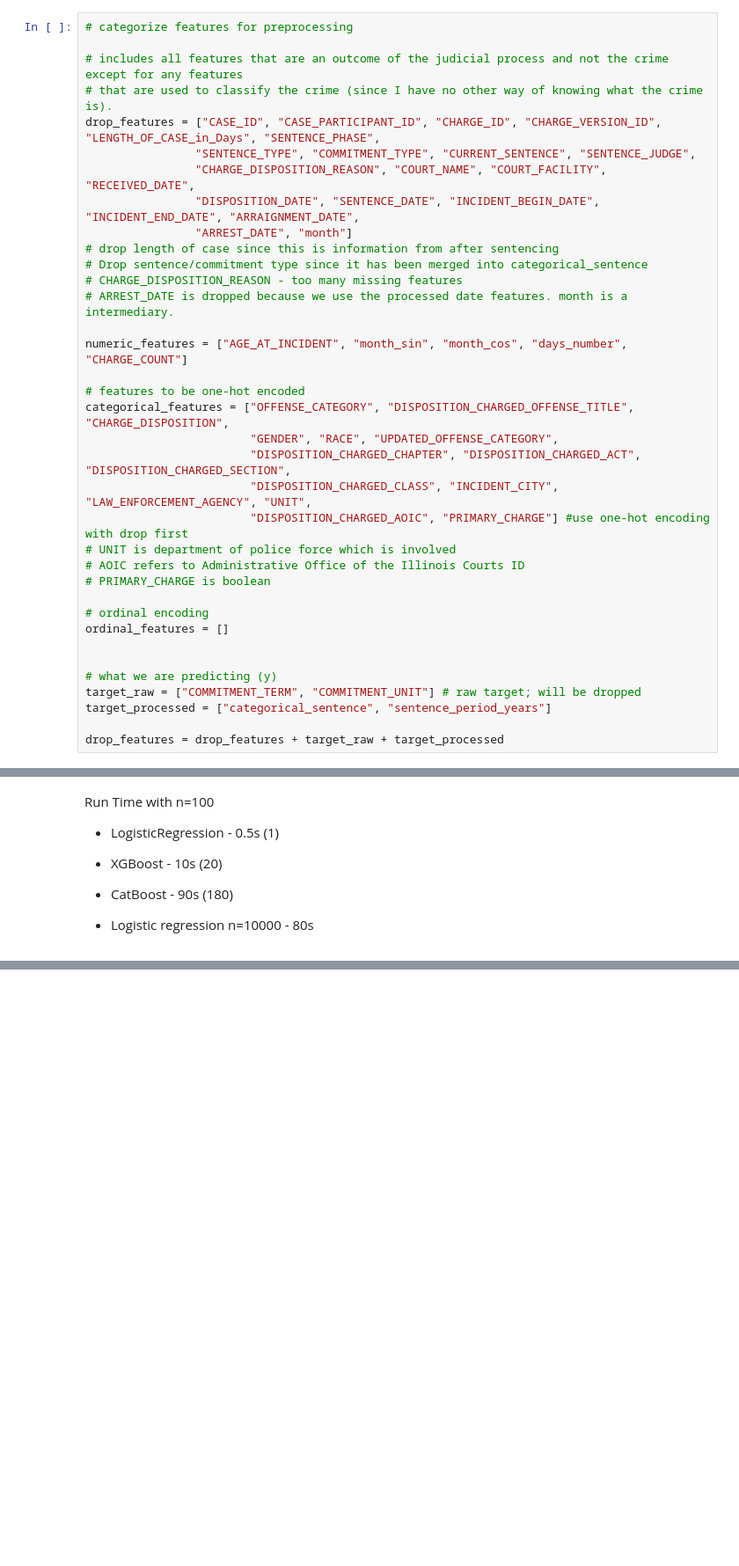
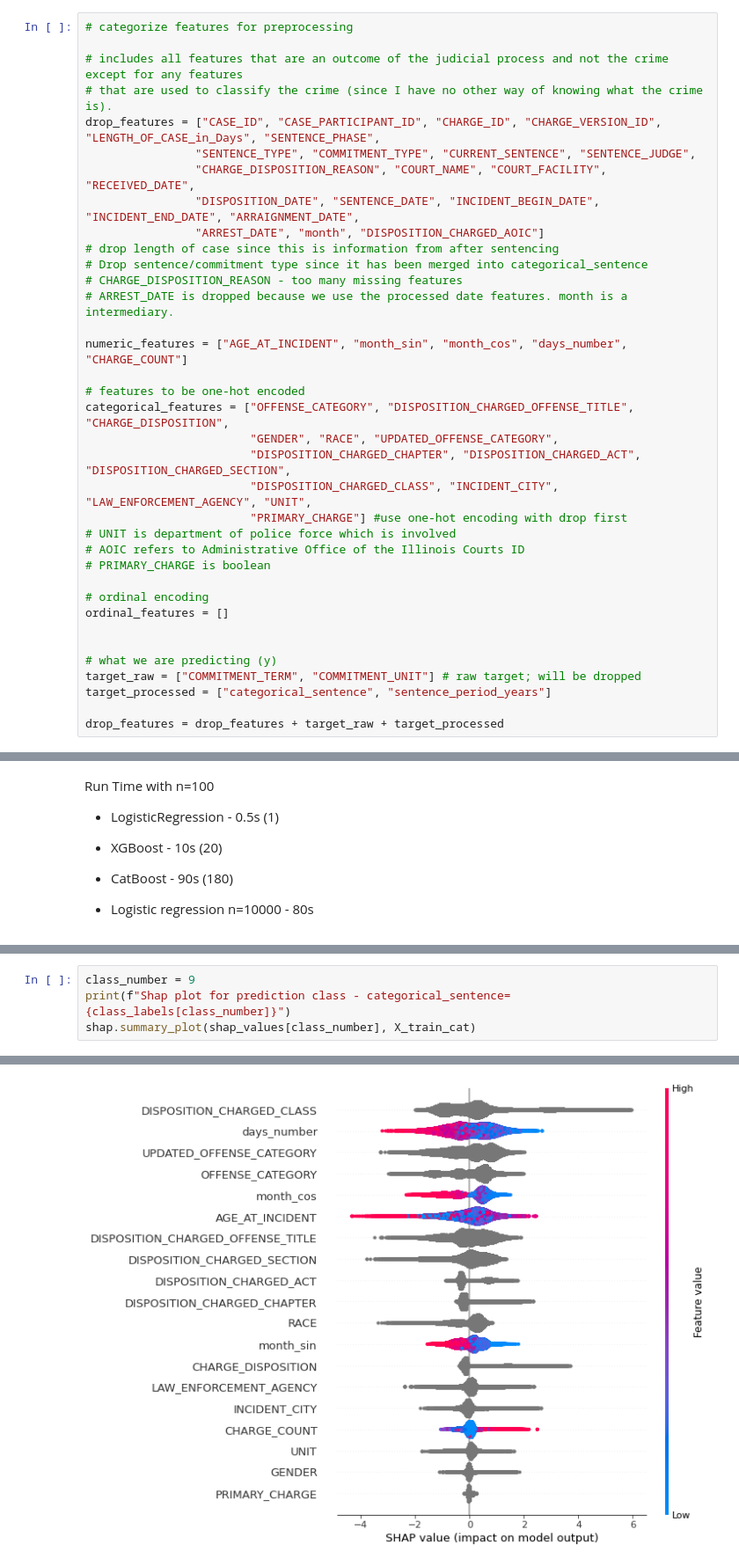
Before and after one commit to MinuraSilva/SentencePredictor, a Jupyter notebook: Model_prediction.ipynb, the cells around one changed output, grey strips where cells are left out. Shown at 88% size. Saved outputs shown, nothing was run; the diff lists cells and outputs as text; blank space fills up the shorter version.

```diff
--- a/Model_prediction.ipynb
+++ b/Model_prediction.ipynb
@@ -119,7 +133,7 @@ drop_features = ["CASE_ID", "CASE_PARTICIPANT_ID", "CHARGE_ID", "CHARGE_VERSION_
                 "SENTENCE_TYPE", "COMMITMENT_TYPE", "CURRENT_SENTENCE", "SENTENCE_JUDGE",
                 "CHARGE_DISPOSITION_REASON", "COURT_NAME", "COURT_FACILITY", "RECEIVED_DATE",
                 "DISPOSITION_DATE", "SENTENCE_DATE", "INCIDENT_BEGIN_DATE", "INCIDENT_END_DATE", "ARRAIGNMENT_DATE",
-                "ARREST_DATE", "month"]
+                "ARREST_DATE", "month", "DISPOSITION_CHARGED_AOIC"]
 # drop length of case since this is information from after sentencing
 # Drop sentence/commitment type since it has been merged into categorical_sentence
 # CHARGE_DISPOSITION_REASON - too many missing features
@@ -132,7 +146,7 @@ categorical_features = ["OFFENSE_CATEGORY", "DISPOSITION_CHARGED_OFFENSE_TITLE",
                         "GENDER", "RACE", "UPDATED_OFFENSE_CATEGORY",
                         "DISPOSITION_CHARGED_CHAPTER", "DISPOSITION_CHARGED_ACT", "DISPOSITION_CHARGED_SECTION",
                         "DISPOSITION_CHARGED_CLASS", "INCIDENT_CITY", "LAW_ENFORCEMENT_AGENCY", "UNIT",
-                        "DISPOSITION_CHARGED_AOIC", "PRIMARY_CHARGE"] #use one-hot encoding with drop first
+                        "PRIMARY_CHARGE"] #use one-hot encoding with drop first
 # UNIT is department of police force which is involved
 # AOIC refers to Administrative Office of the Illinois Courts ID
 # PRIMARY_CHARGE is boolean
@@ -440,0 +444,5 @@ Learning rate set to 0.07036
+# %%
+class_number = 9
+print(f"Shap plot for prediction class - categorical_sentence={class_labels[class_number]}")
+shap.summary_plot(shap_values[class_number], X_train_cat)
+# %% [output]
@@ -440,0 +450 @@ Learning rate set to 0.07036
+[figure, added]
```
Also changed, not shown: parts of 56 cells of this notebook.
